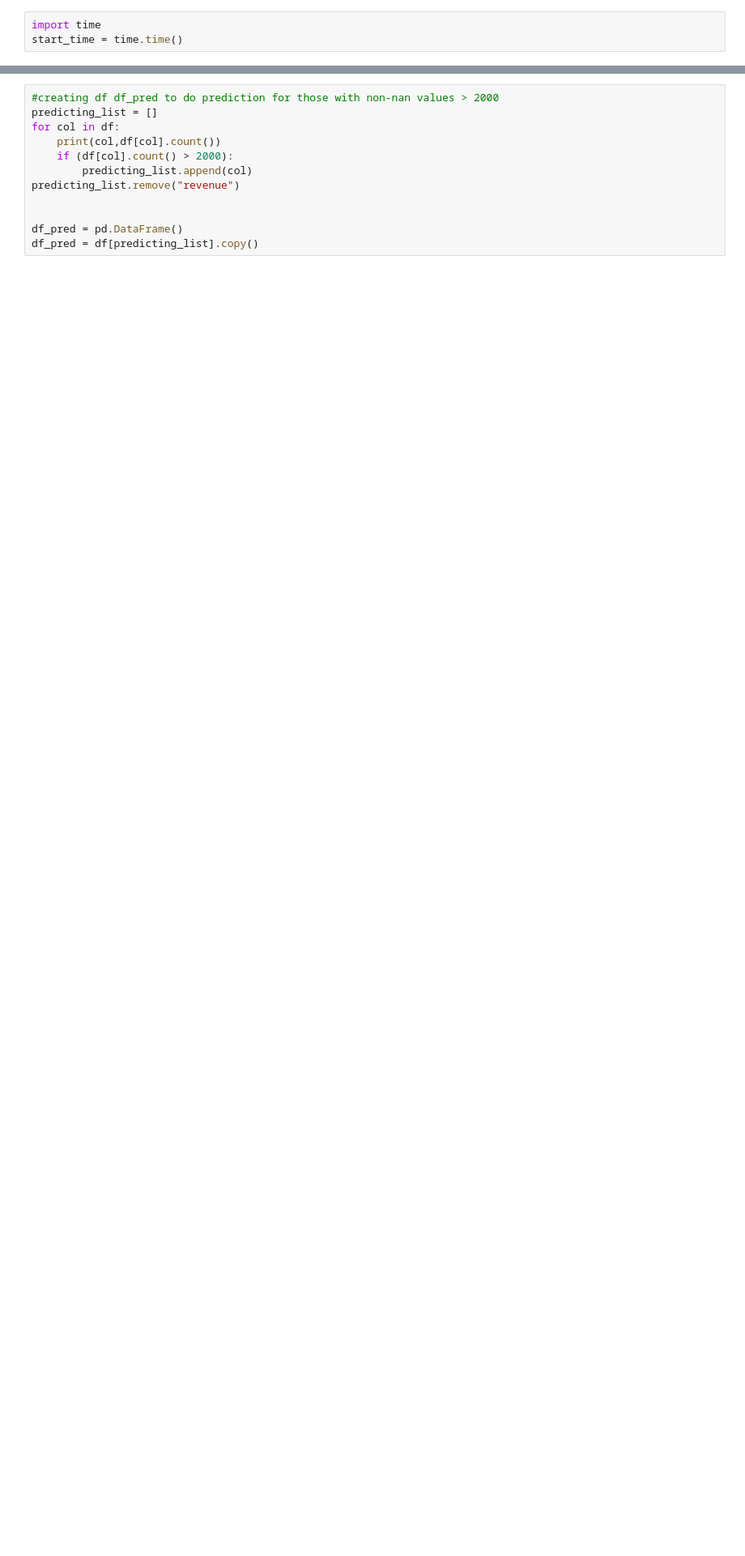
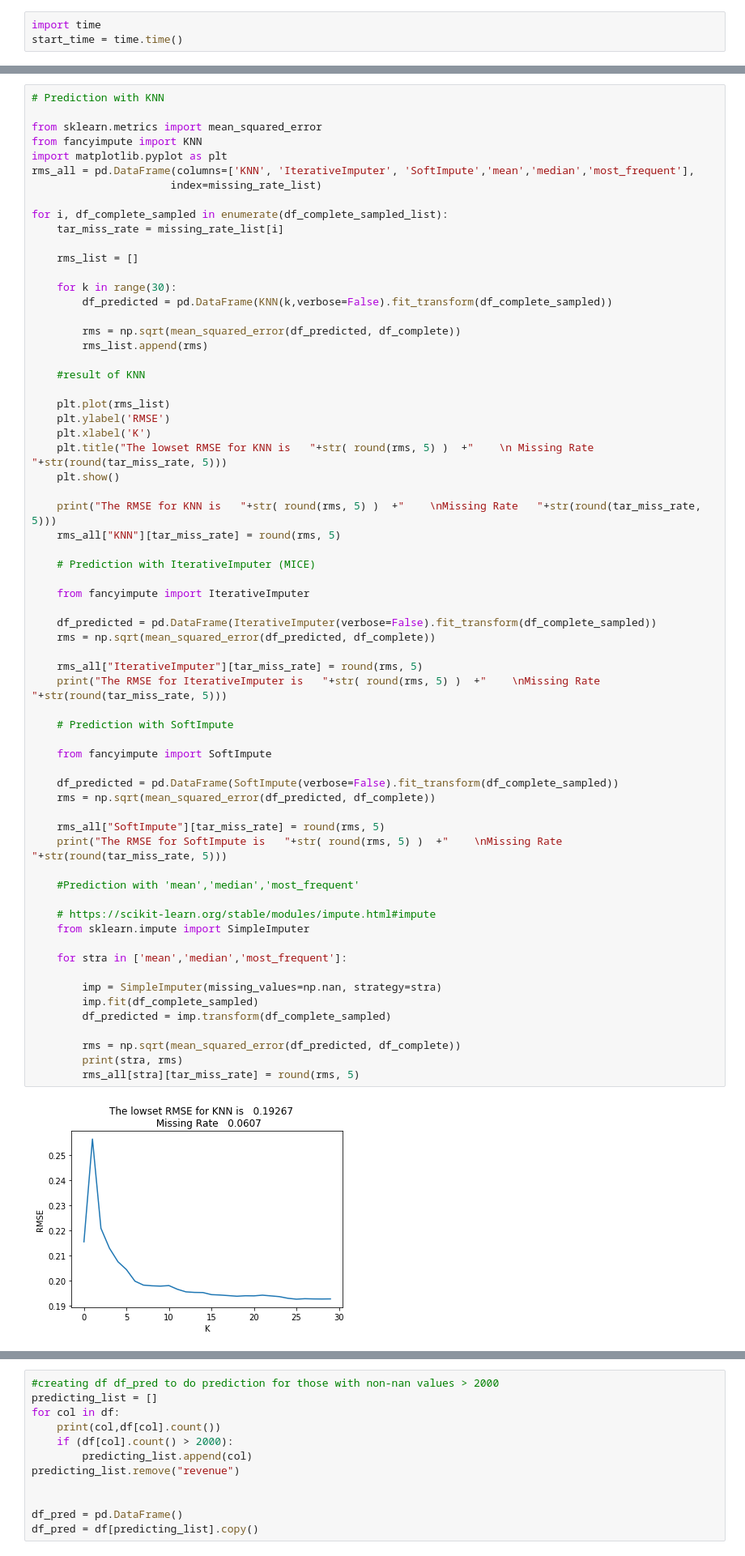
Before and after one commit to isabella618033/4211-Project, a Jupyter notebook: Cleaning the Crew.ipynb, the cells around one changed output, grey strips where cells are left out. Shown: that part at 81% size. Cells and saved outputs as stored; diff of their text form; blank space fills up the shorter version.

```diff
--- a/Cleaning the Crew.ipynb
+++ b/Cleaning the Crew.ipynb
@@ -152,0 +314,67 @@ for col in df:
+# %%
+# Prediction with KNN
+
+from sklearn.metrics import mean_squared_error
+from fancyimpute import KNN
+import matplotlib.pyplot as plt
+rms_all = pd.DataFrame(columns=['KNN', 'IterativeImputer', 'SoftImpute','mean','median','most_frequent'],
+                      index=missing_rate_list)
+
+for i, df_complete_sampled in enumerate(df_complete_sampled_list):
+    tar_miss_rate = missing_rate_list[i]
+
+    rms_list = []
+
+    for k in range(30):
+        df_predicted = pd.DataFrame(KNN(k,verbose=False).fit_transform(df_complete_sampled))
+
+        rms = np.sqrt(mean_squared_error(df_predicted, df_complete))
+        rms_list.append(rms)
+
+    #result of KNN
+
+    plt.plot(rms_list)
+    plt.ylabel('RMSE')
+    plt.xlabel('K')
+    plt.title("The lowset RMSE for KNN is   "+str( round(rms, 5) )  +"    \n Missing Rate   "+str(round(tar_miss_rate, 5)))
+    plt.show()
+
+    print("The RMSE for KNN is   "+str( round(rms, 5) )  +"    \nMissing Rate   "+str(round(tar_miss_rate, 5)))
+    rms_all["KNN"][tar_miss_rate] = round(rms, 5)
+
+    # Prediction with IterativeImputer (MICE)
+
+    from fancyimpute import IterativeImputer
+
+    df_predicted = pd.DataFrame(IterativeImputer(verbose=False).fit_transform(df_complete_sampled))
+    rms = np.sqrt(mean_squared_error(df_predicted, df_complete))
+
+    rms_all["IterativeImputer"][tar_miss_rate] = round(rms, 5)
+    print("The RMSE for IterativeImputer is   "+str( round(rms, 5) )  +"    \nMissing Rate   "+str(round(tar_miss_rate, 5)))
+
+    # Prediction with SoftImpute
+
+    from fancyimpute import SoftImpute
+
+    df_predicted = pd.DataFrame(SoftImpute(verbose=False).fit_transform(df_complete_sampled))
+    rms = np.sqrt(mean_squared_error(df_predicted, df_complete))
+
+    rms_all["SoftImpute"][tar_miss_rate] = round(rms, 5)
+    print("The RMSE for SoftImpute is   "+str( round(rms, 5) )  +"    \nMissing Rate   "+str(round(tar_miss_rate, 5)))
+
+    #Prediction with 'mean','median','most_frequent'
+
+    # https://scikit-learn.org/stable/modules/impute.html#impute
+    from sklearn.impute import SimpleImputer
+
+    for stra in ['mean','median','most_frequent']:
+
+        imp = SimpleImputer(missing_values=np.nan, strategy=stra)
+        imp.fit(df_complete_sampled)
+        df_predicted = imp.transform(df_complete_sampled)
+
+        rms = np.sqrt(mean_squared_error(df_predicted, df_complete))
+        print(stra, rms)
+        rms_all[stra][tar_miss_rate] = round(rms, 5)
+# %% [output]
+[figure, added]
```
Also changed, not shown: parts of 32 cells of this notebook, 1 other file.
